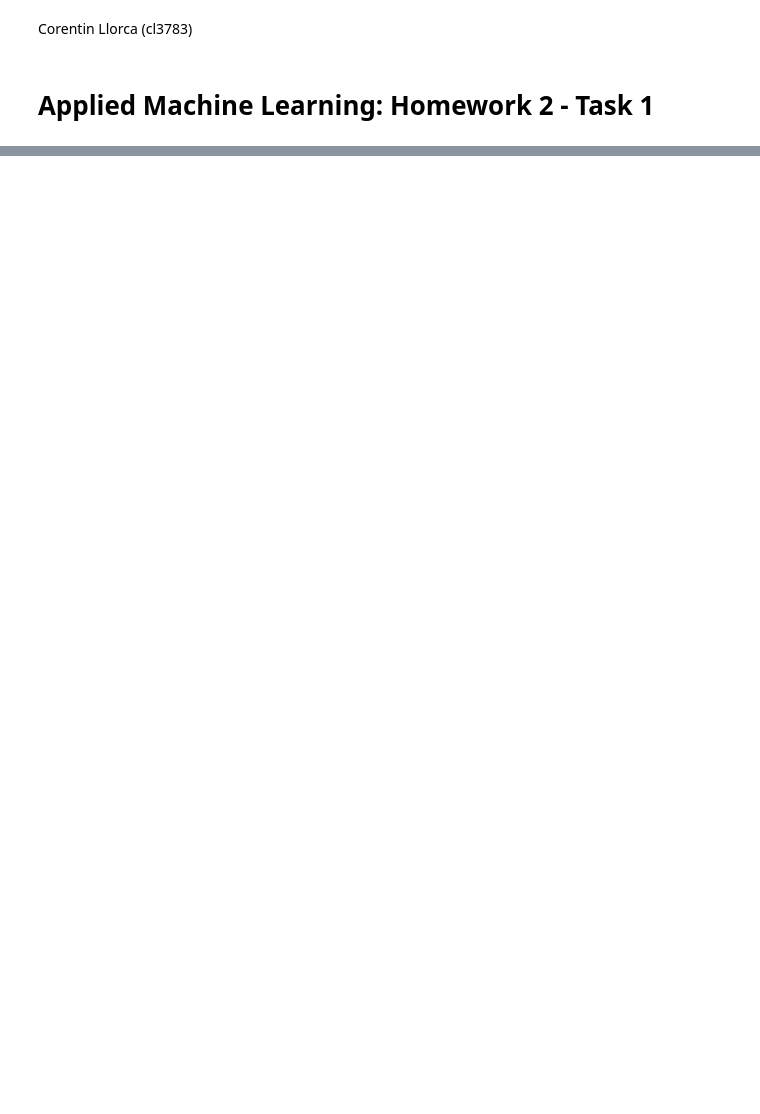
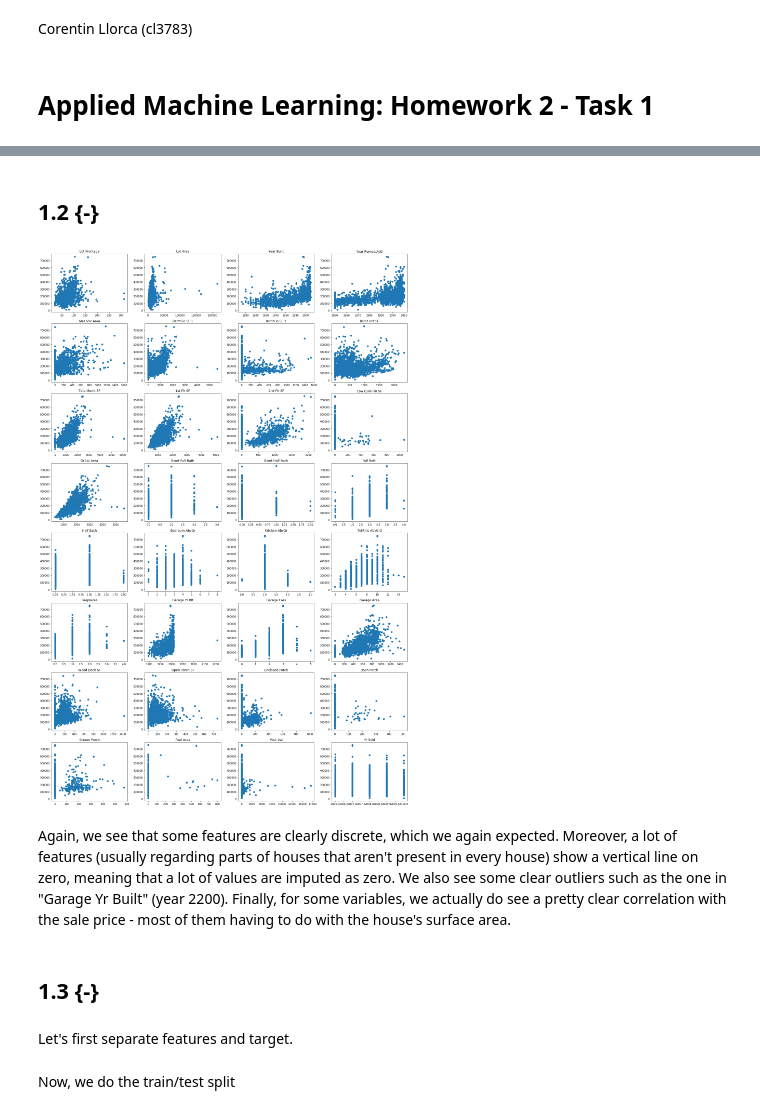
Before and after one commit to aml-spring-19/simple_classification_regression, a Jupyter notebook: task1.ipynb, the cells around one changed output, grey strips where cells are left out. Saved outputs shown, nothing was run; the diff lists cells and outputs as text; code cells hidden in the pictures; blank space fills up the shorter version.

```diff
--- a/task1.ipynb
+++ b/task1.ipynb
@@ -34,0 +40,19 @@ We notice that some histograms clearly show discrete variables, which we were ex
+# %% [markdown]
+## 1.2 {-}
+# %%
+fig, ax = plt.subplots(8, 4, figsize = (20, 30))
+# Columns with continuous features only
+cols_cont = df.columns[df.dtypes != object].tolist()
+for i in range(len(cols_cont)):
+    if (cols_cont[i] != 'SalePrice'):
+        ax[i//4][i % 4].scatter(df[cols_cont[i]], df['SalePrice'])
+        ax[i//4][i % 4].set_title(cols_cont[i])
+plt.tight_layout()
+# %% [output]
+[figure, added]
+# %% [markdown]
+Again, we see that some features are clearly discrete, which we again expected. Moreover, a lot of features (usually regarding parts of houses that aren't present in every house) show a vertical line on zero, meaning that a lot of values are imputed as zero. We also see some clear outliers such as the one in "Garage Yr Built" (year 2200). Finally, for some variables, we actually do see a pretty clear correlation with the sale price - most of them having to do with the house's surface area.
+# %% [markdown]
+## 1.3 {-}
+# %% [markdown]
+Let's first separate features and target.
@@ -34,0 +62,2 @@ We notice that some histograms clearly show discrete variables, which we were ex
+# %% [markdown]
+Now, we do the train/test split
```
Also changed, not shown: parts of 38 cells of this notebook, 3 other files.
